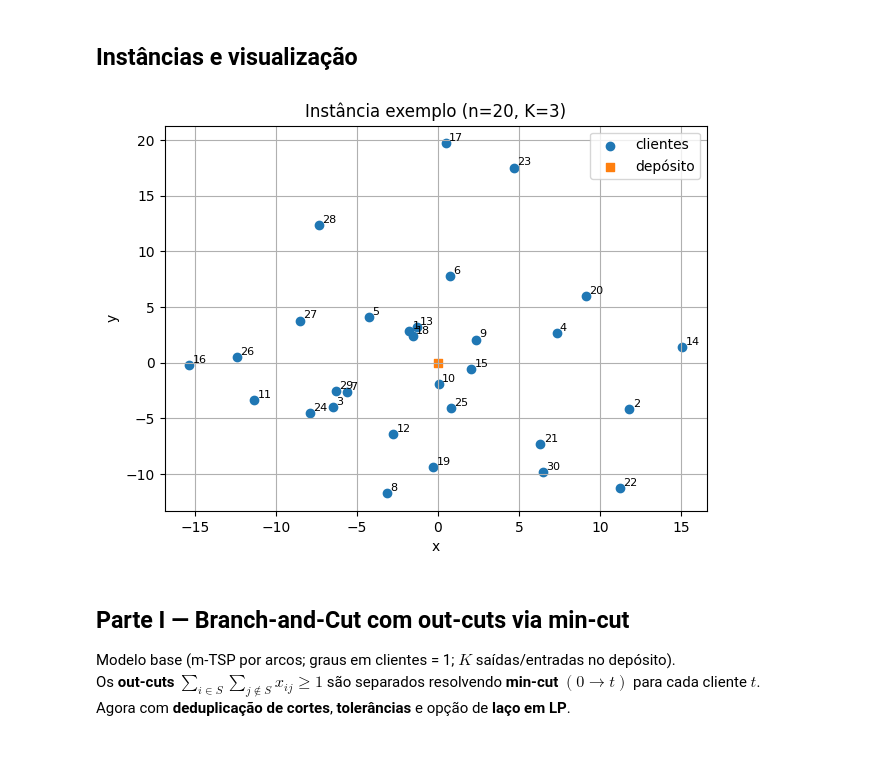
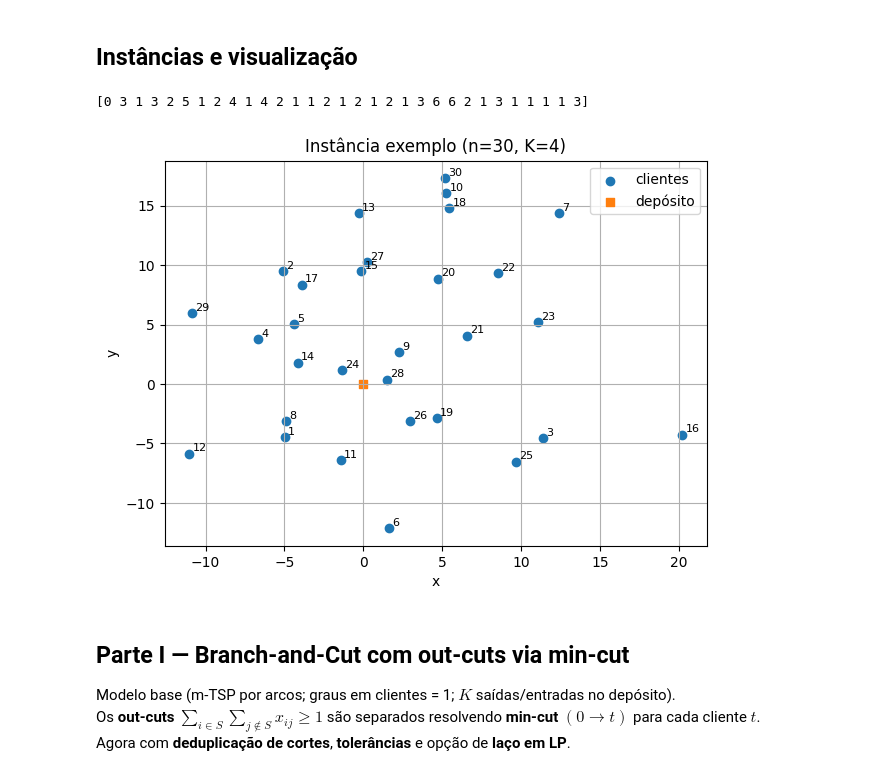
Before and after one commit to cdiegor/OtimizacaoCombinatoria, a Jupyter notebook: VRP_BC_BP_Pyomo.ipynb, the cells around one changed output. Cells and saved outputs as stored; diff of their text form; code cells hidden in the pictures.

```diff
--- a/VRP_BC_BP_Pyomo.ipynb
+++ b/VRP_BC_BP_Pyomo.ipynb
@@ -58,7 +62,9 @@ class VRPInstance:
     n: int         # número de clientes
     K: int         # número de veículos
     coords: np.ndarray  # (n+1, 2) — nó 0 é o depósito
-    dist: np.ndarray    # matriz (n+1)x(n+1) de distâncias
+    dist: np.array    # matriz (n+1)x(n+1) de distâncias
+    Q: int
+    d: list
 
 def make_instance(n: int=20, K: int=3, sigma: float=8.0) -> 'VRPInstance':
     depot = np.array([[0.0, 0.0]])
@@ -66,7 +72,10 @@ def make_instance(n: int=20, K: int=3, sigma: float=8.0) -> 'VRPInstance':
     coords = np.vstack([depot, clients])
     diff = coords[:,None,:] - coords[None,:,:]
     dist = np.sqrt(np.sum(diff*diff, axis=2))
-    return VRPInstance(n=n, K=K, coords=coords, dist=dist)
+    Q = len(clients)//3
+    d = np.append(np.array([0]), np.random.geometric(p=1/2, size=n))
+    print(d)
+    return VRPInstance(n=n, K=K, coords=coords, dist=dist, Q=Q, d=d)
 
 def plot_instance(inst: 'VRPInstance', title="Instância VRP (m-TSP)"):
     xs, ys = inst.coords[:,0], inst.coords[:,1]
@@ -87,35 +96,36 @@ def plot_routes(inst, routes, title="Rotas"):
 
     # Anotações dos IDs
     for i in range(1, inst.n+1):
         plt.text(xs[i]+0.4, ys[i]+0.4, str(i), fontsize=9, color='black')
 
     # Cores distintas para cada veículo (rota)
     colors = plt.cm.tab10(np.linspace(0, 1, len(routes)))
 
     for idx, r in enumerate(routes):
         # r é uma lista de nós, ex: [0, 5, 10, 0]
         r_xs = [xs[node] for node in r]
         r_ys = [ys[node] for node in r]
 
         # Plota a linha contínua da rota
         plt.plot(r_xs, r_ys, c=colors[idx], linewidth=2, label=f"Veículo {idx+1}", zorder=1)
 
         # Opcional: setas para direção
         # for u, v in zip(r[:-1], r[1:]):
         #    plt.arrow(xs[u], ys[u], (xs[v]-xs[u]), (ys[v]-ys[u]),
         #              length_includes_head=True, head_width=0.5, color=colors[idx])
 
     plt.title(title)
     plt.xlabel("X")
     plt.ylabel("Y")
     plt.legend()
     plt.grid(True, alpha=0.5)
     plt.show()
 
 inst = make_instance(n=30, K=4, sigma=8.0)
-plot_instance(inst, "Instância exemplo (n=20, K=3)")
+plot_instance(inst, "Instância exemplo (n=30, K=4)")
 # %% [output]
+[0 3 1 3 2 5 1 2 4 1 4 2 1 1 2 1 2 1 2 1 3 6 6 2 1 3 1 1 1 1 3]
-[figure, old version]
+[figure, new version]
 # %% [markdown]
 
 ## Parte I — Branch-and-Cut com **out-cuts** via **min-cut**
```
Also changed, not shown: parts of 5 cells of this notebook.
